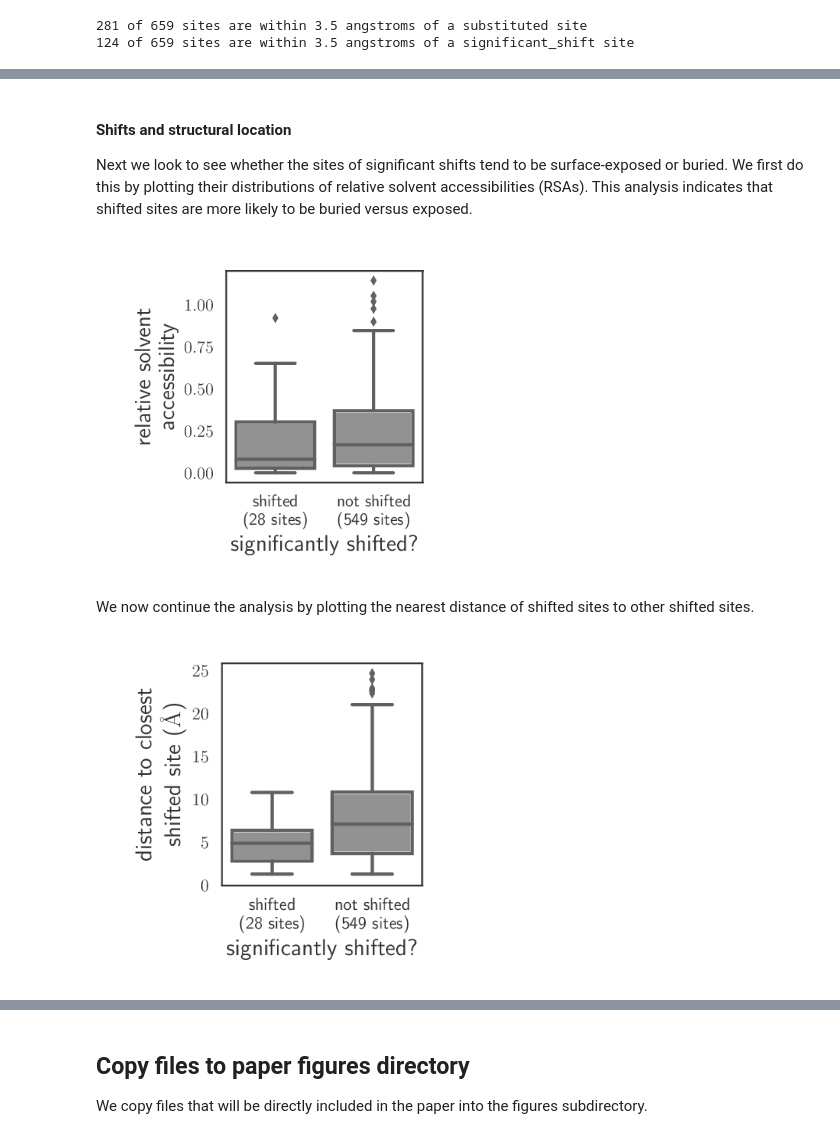
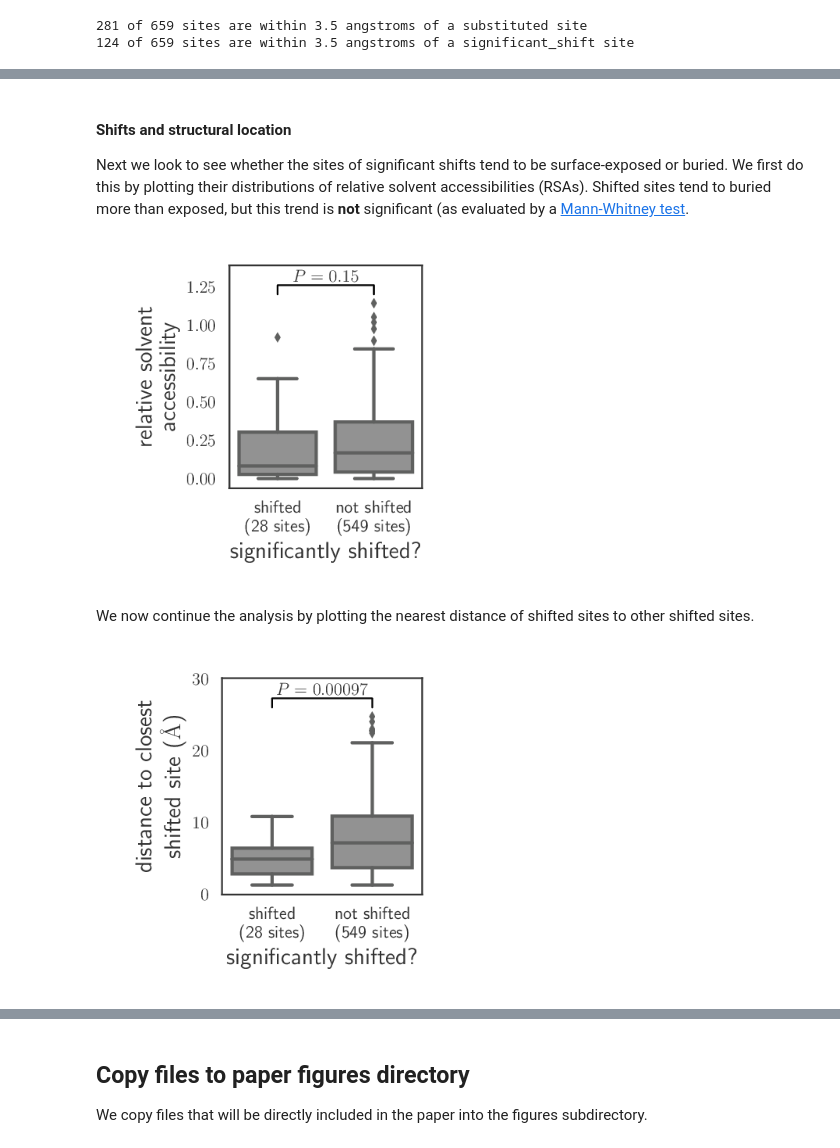
Before and after one commit to jbloomlab/EnvMutationalShiftsPaper, a Jupyter notebook: analysis_code/analysis_notebook.ipynb, the cells around one changed output, grey strips where cells are left out. Drawn from its saved outputs; the diff is of its cells as text; code cells hidden in the pictures.

Commit message:
added P-values to shift comparisons, started entrenchment analysis

```diff
--- a/analysis_code/analysis_notebook.ipynb
+++ b/analysis_code/analysis_notebook.ipynb
@@ -314,7 +314,7 @@ for env in homologs:
         f.write('\n'.join(map(str, ['site'] + mutagenizedsites[env])))
 
     print('\nNow running dms2_batch_bcsubamp...')
-    !dms2_batch_bcsubamp \
+    log = !dms2_batch_bcsubamp \
             --batchfile {countsbatchfile} \
             --refseq {wtseqfiles[env]} \
             --alignspecs {alignspecs[env]} \
@@ -1695,7 +1696,7 @@ showPDF(conservation_shifts_plot, width=400)
 #### Shifts and structural location
 Next we look to see whether the sites of significant shifts tend to be surface-exposed or buried.
 We first do this by plotting their distributions of relative solvent accessibilities (RSAs).
-This analysis indicates that shifted sites are more likely to be buried versus exposed.
+Shifted sites tend to buried more than exposed, but this trend is **not** significant (as evaluated by a [Mann-Whitney test](https://en.wikipedia.org/wiki/Mann–Whitney_U_test).
 # %%
 rsa_shifts_plot = os.path.join(prefsdistdir, 'rsa_vs_shifts.pdf')
 
@@ -1723,31 +1724,62 @@ ax = seaborn.boxplot(
         )
 plt.xlabel('significantly shifted?')
 plt.ylabel('relative solvent\naccessibility')
+
+# add correlation coefficient
+p = scipy.stats.mannwhitneyu(
+        df.query('significant_shift').RSA,
+        df.query('not significant_shift').RSA
+        )[1]
+(x1, x2) = (0, 1)
+yextend = 1.05
+y = df.RSA.max() * yextend
+plt.plot([x1, x1, x2, x2], [y, yextend * y, yextend * y, y], c='black', lw=1)
+plt.text((x1 + x2) / 2, y * yextend, '$P = {0:.2f}$'.format(p),
+        ha='center', va='bottom', size=12)
+ax.set_ylim(top=y*(yextend**3))
+
+# show and save plot
 fig.set_size_inches(3.2, 3.3)
 fig.tight_layout()
 fig.savefig(rsa_shifts_plot)
 showPDF(rsa_shifts_plot, width=350)
 # %% [output]
-[figure, old version]
+[figure, new version]
 # %% [markdown]
 We now continue the analysis by plotting the nearest distance of shifted sites to other shifted sites.
 # %%
 shifts_proximity_plot = os.path.join(prefsdistdir, 'shifts_proximity.pdf')
 
+# make plot
 fig = plt.figure()
 ax = seaborn.boxplot(
         x='shifted',
         y='significant_shift_mindist',
         data=df,
         showfliers=True,
         color='gray',
         )
 ax.set_ylim(bottom=0)
 plt.xlabel('significantly shifted?')
 plt.ylabel('distance to closest\nshifted site (\mbox{\\normalfont\AA})')
+
+# add correlation coefficient
+p = scipy.stats.mannwhitneyu(
+        df.query('significant_shift').significant_shift_mindist,
+        df.query('not significant_shift').significant_shift_mindist
+        )[1]
+(x1, x2) = (0, 1)
+yextend = 1.05
+y = df.significant_shift_mindist.max() * yextend
+plt.plot([x1, x1, x2, x2], [y, yextend * y, yextend * y, y], c='black', lw=1)
+plt.text((x1 + x2) / 2, y * yextend, '$P = {0:.2g}$'.format(p),
+        ha='center', va='bottom', size=12)
+ax.set_ylim(top=y*(yextend**3))
+
+# show / save plot
 fig.set_size_inches(3.2, 3.3)
 fig.tight_layout()
 fig.savefig(shifts_proximity_plot)
 showPDF(shifts_proximity_plot, width=350)
 # %% [output]
-[figure, old version]
+[figure, new version]
```
Also changed, not shown: parts of 19 cells of this notebook.
